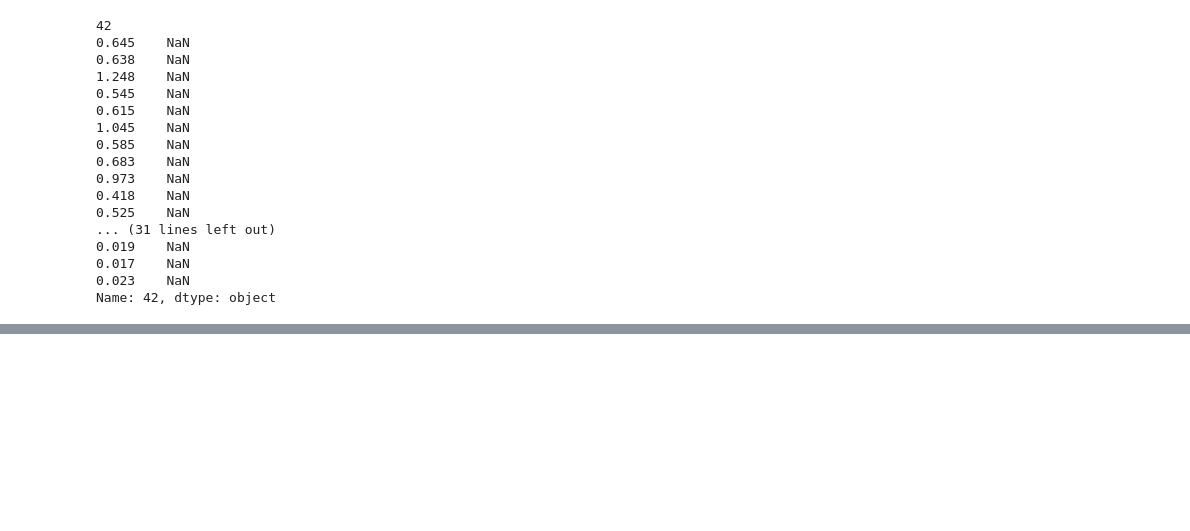
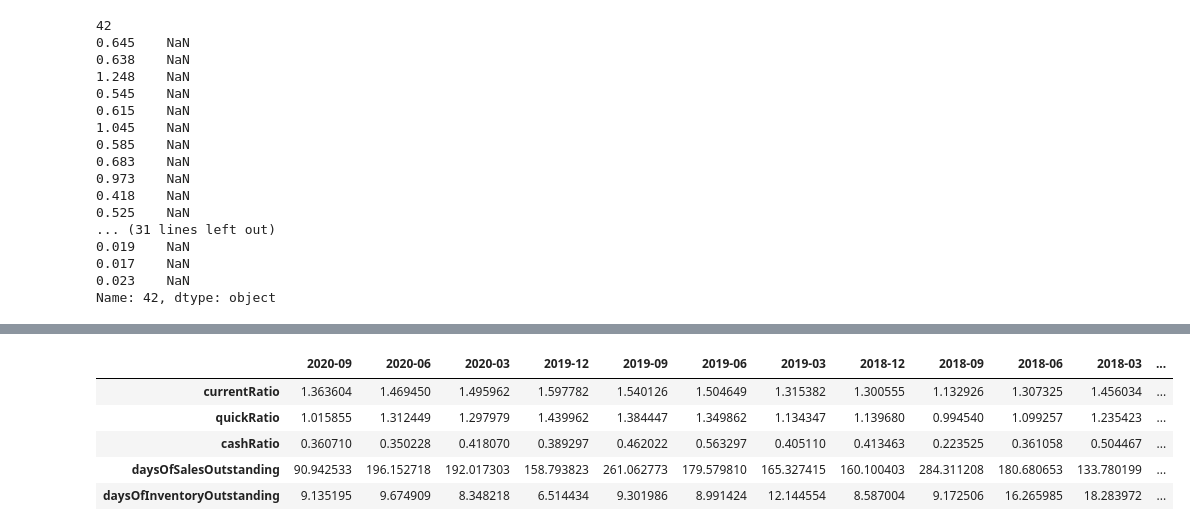
Before and after one commit to mmdebrahimi/Guided-Capstone, a Jupyter notebook: Fundamental_Analysis120-Quarterly-Latest.ipynb, the cells around one changed output, grey strips where cells are left out. Cells and saved outputs as stored; diff of their text form; code cells hidden in the pictures; blank space fills up the shorter version.

```diff
--- a/Fundamental_Analysis120-Quarterly-Latest.ipynb
+++ b/Fundamental_Analysis120-Quarterly-Latest.ipynb
@@ -1598,0 +1441,2 @@ dec_df['Capex as % of Sales'] = (dec_df['Capex Per Share'] * dec_df['Sales per S
+# %%
+key_fin_ratios = fa.financial_ratios(ticker, api_key, period="quarter")
@@ -1598,0 +1480,9 @@ dec_df['Capex as % of Sales'] = (dec_df['Capex Per Share'] * dec_df['Sales per S
+# %%
+key_fin_ratios.head()
+# %% [output]
+|  | 2020-09 | 2020-06 | 2020-03 | 2019-12 | 2019-09 | 2019-06 | 2019-03 | 2018-12 | 2018-09 | 2018-06 | 2018-03 | ... |
+| currentRatio | 1.363604 | 1.469450 | 1.495962 | 1.597782 | 1.540126 | 1.504649 | 1.315382 | 1.300555 | 1.132926 | 1.307325 | 1.456034 | ... |
+| quickRatio | 1.015855 | 1.312449 | 1.297979 | 1.439962 | 1.384447 | 1.349862 | 1.134347 | 1.139680 | 0.994540 | 1.099257 | 1.235423 | ... |
+| cashRatio | 0.360710 | 0.350228 | 0.418070 | 0.389297 | 0.462022 | 0.563297 | 0.405110 | 0.413463 | 0.223525 | 0.361058 | 0.504467 | ... |
+| daysOfSalesOutstanding | 90.942533 | 196.152718 | 192.017303 | 158.793823 | 261.062773 | 179.579810 | 165.327415 | 160.100403 | 284.311208 | 180.680653 | 133.780199 | ... |
+| daysOfInventoryOutstanding | 9.135195 | 9.674909 | 8.348218 | 6.514434 | 9.301986 | 8.991424 | 12.144554 | 8.587004 | 9.172506 | 16.265985 | 18.283972 | ... |
```
Also changed, not shown: parts of 29 cells of this notebook.
